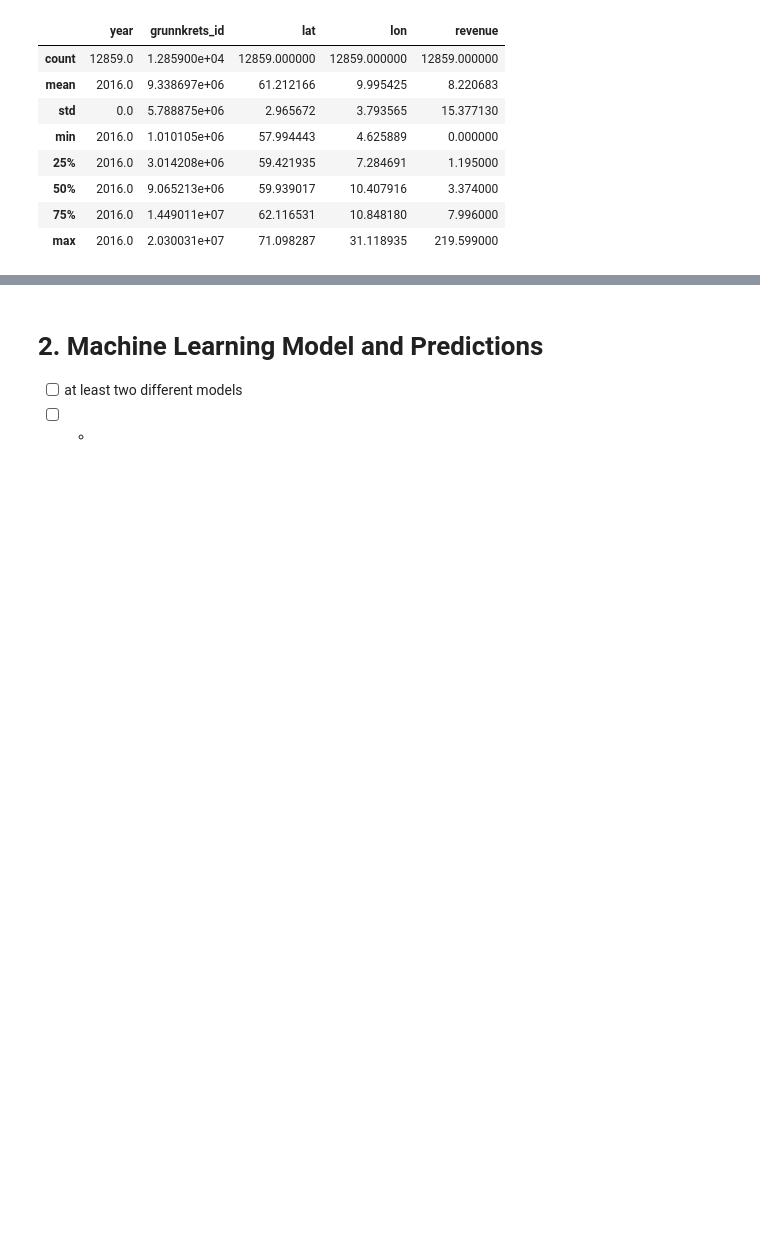
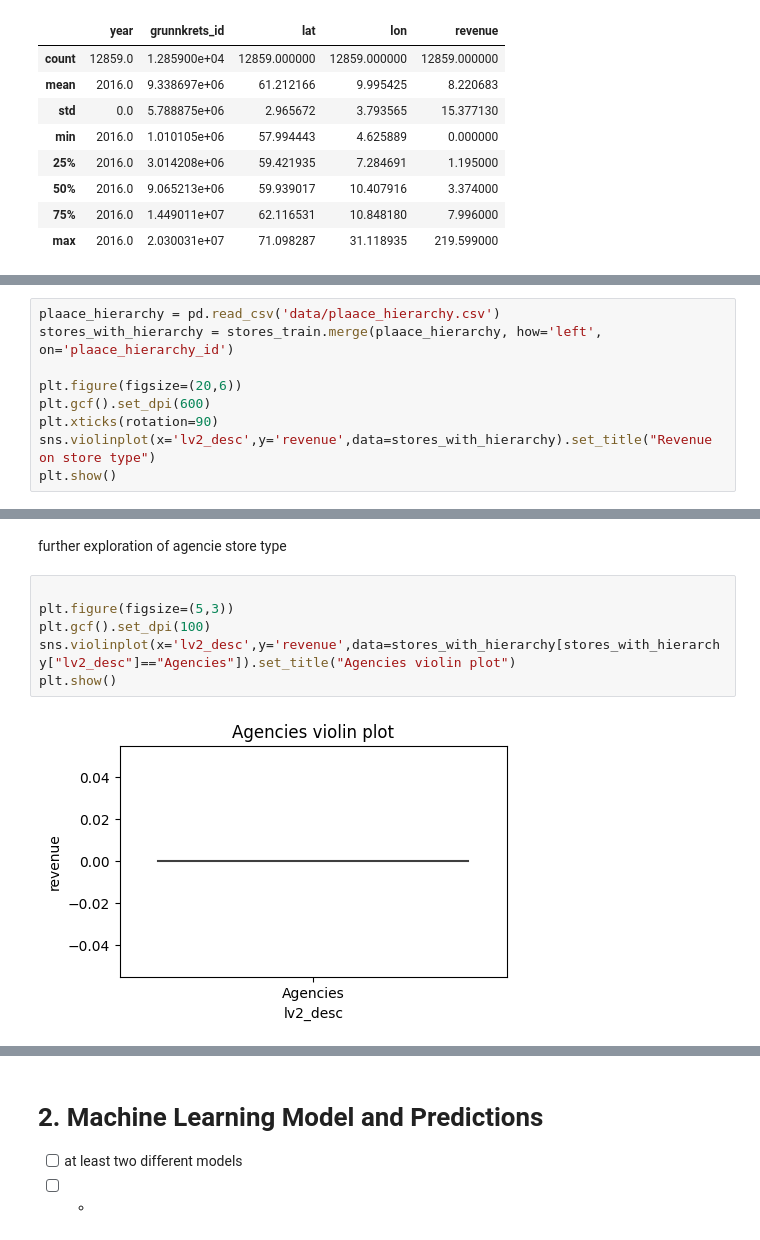
Before and after one commit to Bergis1610/MachineLearning-TDT4173-Project, a Jupyter notebook: LouisLangNB.ipynb, the cells around one changed output, grey strips where cells are left out. Drawn from its saved outputs; the diff is of its cells as text; blank space fills up the shorter version.

Commit message:
sns violinplot of reveue-store type

```diff
--- a/LouisLangNB.ipynb
+++ b/LouisLangNB.ipynb
@@ -82,0 +84,9 @@ stores_train.describe()
+# %%
+plaace_hierarchy = pd.read_csv('data/plaace_hierarchy.csv')
+stores_with_hierarchy = stores_train.merge(plaace_hierarchy, how='left', on='plaace_hierarchy_id')
+
+plt.figure(figsize=(20,6))
+plt.gcf().set_dpi(600)
+plt.xticks(rotation=90)
+sns.violinplot(x='lv2_desc',y='revenue',data=stores_with_hierarchy).set_title("Revenue on store type")
+plt.show()
@@ -82,0 +95,10 @@ stores_train.describe()
+# %% [markdown]
+further exploration of agencie store type
+# %%
+
+plt.figure(figsize=(5,3))
+plt.gcf().set_dpi(100)
+sns.violinplot(x='lv2_desc',y='revenue',data=stores_with_hierarchy[stores_with_hierarchy["lv2_desc"]=="Agencies"]).set_title("Agencies violin plot")
+plt.show()
+# %% [output]
+[figure, added]
```
Also changed, not shown: parts of 9 cells of this notebook, 1 other file.
